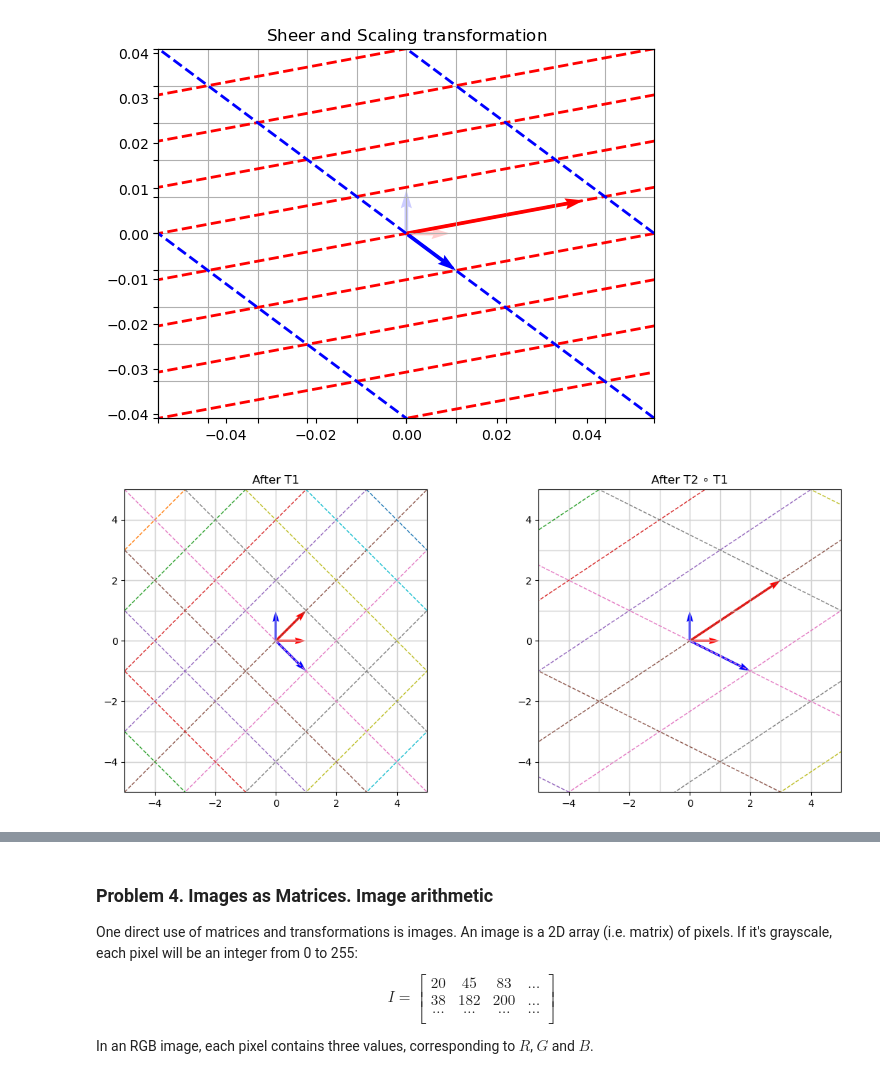
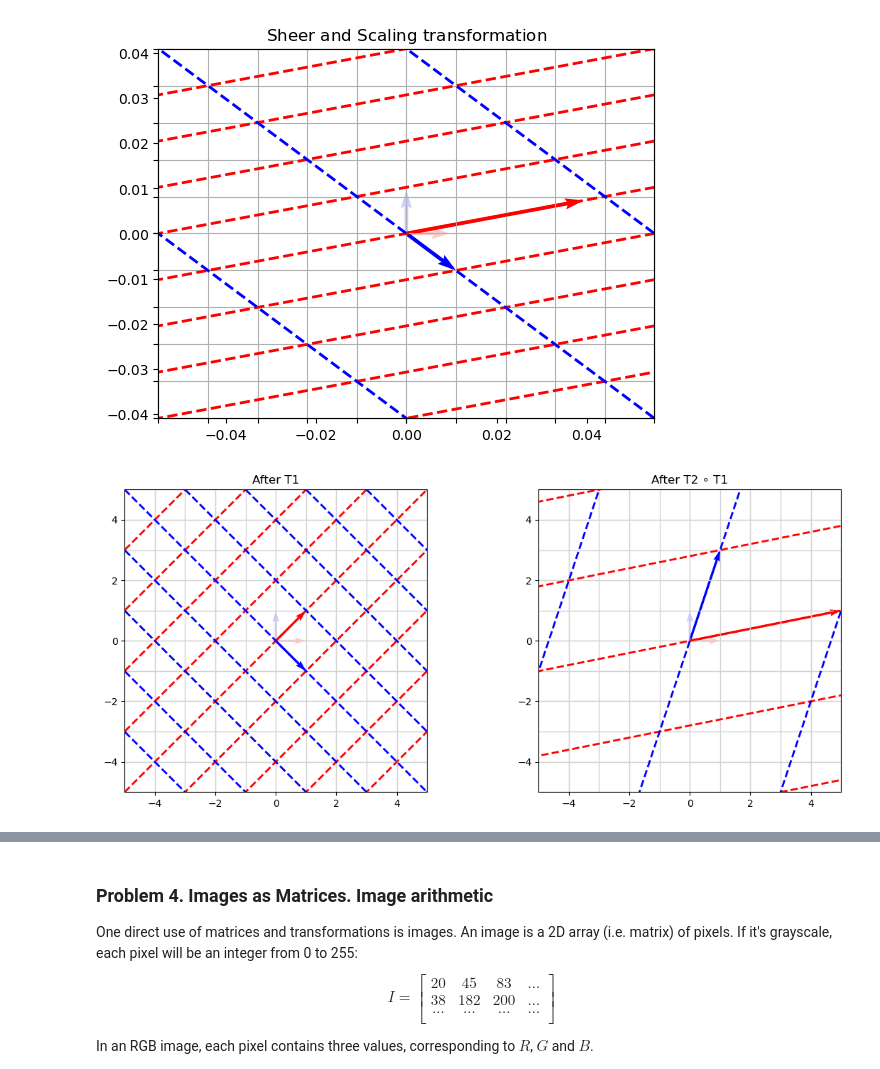
Before and after one commit to i11g/Linear-Algebra, a Jupyter notebook: Linear Algebra Exercise.ipynb, the cells around one changed output, grey strips where cells are left out. Drawn from its saved outputs; the diff is of its cells as text; code cells hidden in the pictures.

```diff
--- a/Linear Algebra Exercise.ipynb
+++ b/Linear Algebra Exercise.ipynb
@@ -507,9 +515,10 @@ import numpy as np
 import matplotlib.pyplot as plt
 from matplotlib.transforms import Affine2D
 
-def plot_one_transform(ax, M, title):
+def product_transformation(ax, M, title):
     ax.set_aspect("equal")
-    ax.set_xlim(-5, 5); ax.set_ylim(-5, 5)
+    ax.set_xlim(-5, 5);
+    ax.set_ylim(-5, 5)
     ax.grid(True)
     ax.set_title(title)
 
@@ -519,43 +528,40 @@ def plot_one_transform(ax, M, title):
     for x in range(-5, 6):
         ax.plot([ x, x ], [ -5, 5 ], color="lightgray", lw=1)
 
     # draw axes
-    ax.quiver(0, 0, 1, 0, color="red",   angles="xy", scale_units="xy", scale=1)
-    ax.quiver(0, 0, 0, 1, color="blue",  angles="xy", scale_units="xy", scale=1)
+    ax.quiver(0, 0, 1, 0, color="red", alpha = 0.2,  angles="xy", scale_units="xy", scale=1)
+    ax.quiver(0, 0, 0, 1, color="blue", alpha = 0.2, angles="xy", scale_units="xy", scale=1)
 
     # build homogeneous Affine2D
     H = [[M[0][0], M[0][1], 0],
          [M[1][0], M[1][1], 0],
          [0,        0,        1]]
     t = Affine2D(H)
 
     # transformed grid
     for y in range(-5, 6):
-        ax.plot([-5, 5], [y, y],
-                linestyle="--", lw=1,
-                transform=t + ax.transData)
+        ax.plot([-5, 5], [y, y], color = "red", linestyle = "--", linewidth = 2, transform=t + ax.transData)
     for x in range(-5, 6):
-        ax.plot([x, x], [-5, 5],
-                linestyle="--", lw=1,
-                transform=t + ax.transData)
+        ax.plot([x, x], [-5, 5], color = "blue", linestyle = "--", linewidth = 2,  transform=t + ax.transData)
 
     # transformed basis
     e1 = t.transform_affine([1, 0])
     e2 = t.transform_affine([0, 1])
     ax.quiver(0, 0, e1[0], e1[1], color="red",  angles="xy", scale_units="xy", scale=1)
     ax.quiver(0, 0, e2[0], e2[1], color="blue", angles="xy", scale_units="xy", scale=1)
 
 # define matrices
-T1 = [[1,1],[1,-1]]
-T2 = [[3,2],[2,-1]]
+T1 = [[1, 1],[1, -1]]
+T2 = [[3, 2],[2, -1]]
 T3 = np.dot(T1, T2)
+
 
 # make subplots
 fig, (ax1, ax2) = plt.subplots(1, 2, figsize=(12, 5))
-plot_one_transform(ax1, T1, "After T1")
-plot_one_transform(ax2, T2, "After T2 ∘ T1")
+product_transformation(ax1, T1, "After T1")
+product_transformation(ax2, T3, "After T2 ∘ T1")
 
 plt.tight_layout()
 plt.show()
 # %% [output]
-[figure, old version]
+[figure, new version]
```
Also changed, not shown: parts of 8 cells of this notebook, 3 other files.
